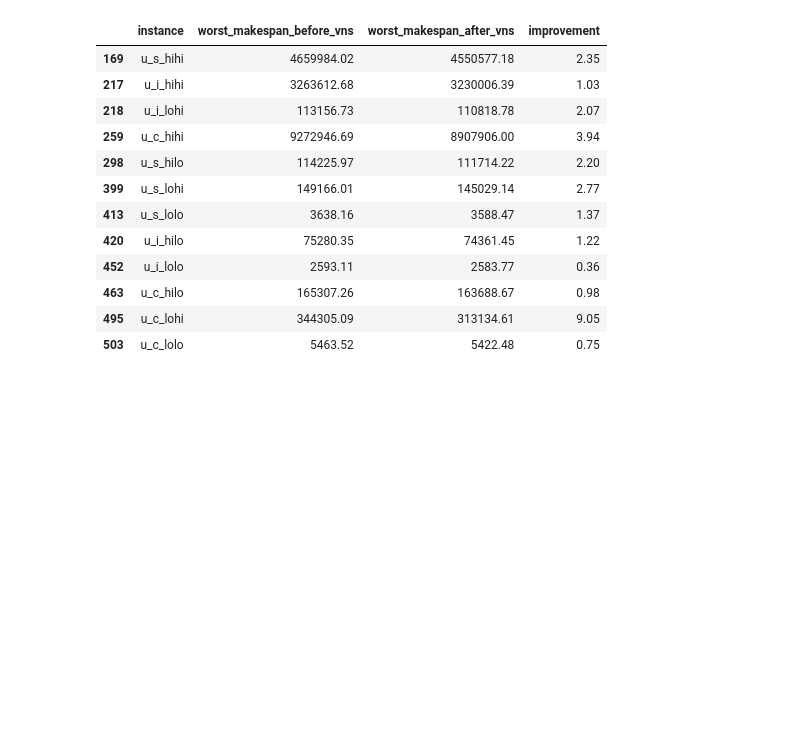
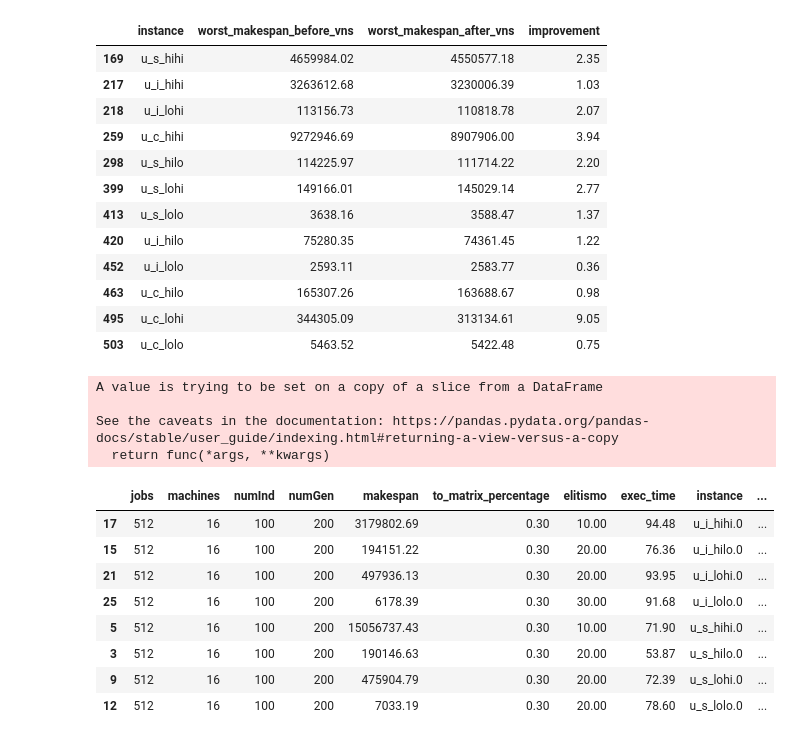
Before and after one commit to marlonrochaeng/pesquisaMestrado, a Jupyter notebook: resultados/Analise.ipynb, the cells around one changed output. Saved outputs shown, nothing was run; the diff lists cells and outputs as text; code cells hidden in the pictures; blank space fills up the shorter version.

```diff
--- a/resultados/Analise.ipynb
+++ b/resultados/Analise.ipynb
@@ -305,3 +305,22 @@ df_mutacao_correto_vs.loc[df_mutacao_correto_vs['worst_makespan_after_vns'].isin
 | 463 | u_c_hilo | 165307.26 | 163688.67 | 0.98 |
 | 495 | u_c_lohi | 344305.09 | 313134.61 | 9.05 |
 | 503 | u_c_lolo | 5463.52 | 5422.48 | 0.75 |
+# %%
+df = pd.read_csv('eda_limpo.csv',index_col=0)
+df_min = df.loc[df['makespan'].isin(df.groupby('instance')['makespan'].min().values)]
+df_min.sort_values('instance',inplace=True, ascending=True)
+df_min
+# %% [output]
+A value is trying to be set on a copy of a slice from a DataFrame
+
+See the caveats in the documentation: https://pandas.pydata.org/pandas-docs/stable/user_guide/indexing.html#returning-a-view-versus-a-copy
+  return func(*args, **kwargs)
+|  | jobs | machines | numInd | numGen | makespan | to_matrix_percentage | elitismo | exec_time | instance | ... |
+| 17 | 512 | 16 | 100 | 200 | 3179802.69 | 0.30 | 10.00 | 94.48 | u_i_hihi.0 | ... |
+| 15 | 512 | 16 | 100 | 200 | 194151.22 | 0.30 | 20.00 | 76.36 | u_i_hilo.0 | ... |
+| 21 | 512 | 16 | 100 | 200 | 497936.13 | 0.30 | 20.00 | 93.95 | u_i_lohi.0 | ... |
+| 25 | 512 | 16 | 100 | 200 | 6178.39 | 0.30 | 30.00 | 91.68 | u_i_lolo.0 | ... |
+| 5 | 512 | 16 | 100 | 200 | 15056737.43 | 0.30 | 10.00 | 71.90 | u_s_hihi.0 | ... |
+| 3 | 512 | 16 | 100 | 200 | 190146.63 | 0.30 | 20.00 | 53.87 | u_s_hilo.0 | ... |
+| 9 | 512 | 16 | 100 | 200 | 475904.79 | 0.30 | 20.00 | 72.39 | u_s_lohi.0 | ... |
+| 12 | 512 | 16 | 100 | 200 | 7033.19 | 0.30 | 20.00 | 78.60 | u_s_lolo.0 | ... |
```
Also changed, not shown: parts of 2 cells of this notebook, 5 other files.
